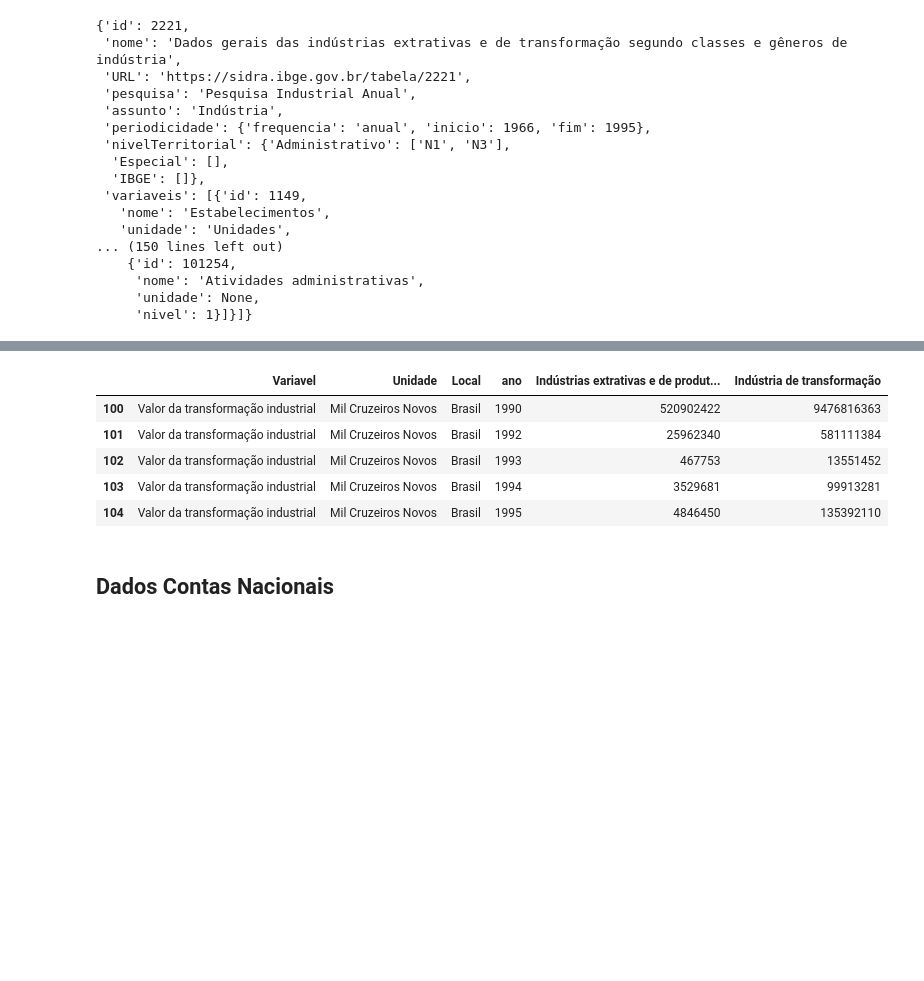
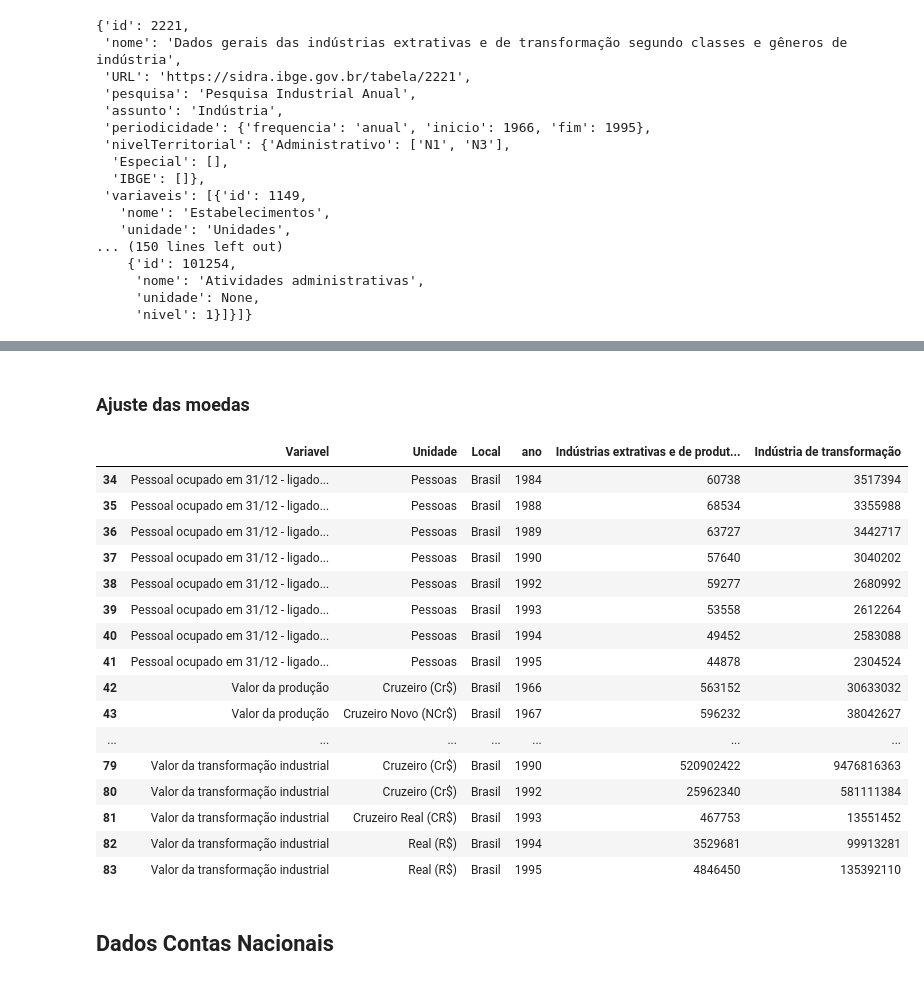
Before and after one commit to leoaucar/deindustrialization_db, a Jupyter notebook: coleta.ipynb, the cells around one changed output, grey strips where cells are left out. Saved outputs shown, nothing was run; the diff lists cells and outputs as text; code cells hidden in the pictures; blank space fills up the shorter version.

Commit message:
ajuste coletas da PIA

```diff
--- a/coleta.ipynb
+++ b/coleta.ipynb
@@ -59,19 +56,5 @@ df.to_csv('pesquisa_industrial_anual.csv')
-# %%
-import requests
-import json
-
-#request gerada pelo sidra, posso usar de padrão para adequar aos períodos
-r = requests.get('https://servicodados.ibge.gov.br/api/v3/agregados/2221/periodos/1966|1967|1968|1969|1973|1974|1976|1977|1978|1979|1981|1982|1983|1984|1988|1989|1990|1992|1993|1994|1995/variaveis/1149|1150|1151|215|811?localidades=N1[all]&classificacao=12123[101229,101230]')
-data = json.loads(r.text)
-df = ibge.limpa_resultado(data)
-df.tail()
-# %% [output]
-|  | Variavel | Unidade | Local | ano | Indústrias extrativas e de produt... | Indústria de transformação |
-| 100 | Valor da transformação industrial | Mil Cruzeiros Novos | Brasil | 1990 | 520902422 | 9476816363 |
-| 101 | Valor da transformação industrial | Mil Cruzeiros Novos | Brasil | 1992 | 25962340 | 581111384 |
-| 102 | Valor da transformação industrial | Mil Cruzeiros Novos | Brasil | 1993 | 467753 | 13551452 |
-| 103 | Valor da transformação industrial | Mil Cruzeiros Novos | Brasil | 1994 | 3529681 | 99913281 |
-| 104 | Valor da transformação industrial | Mil Cruzeiros Novos | Brasil | 1995 | 4846450 | 135392110 |
+# %% [markdown]
+### Ajuste das moedas
 # %%
 import pandas as pd
 moedas_brasil = {
@@ -94,5 +77,25 @@ def obter_moeda(ano):
     return "Moeda desconhecida"
 
 # Aplicar a conversão ao DataFrame
-df.loc[63:,'Unidade'] = df.loc[63:,'ano'].astype(int).apply(obter_moeda)
+df.loc[42:,'Unidade'] = df.loc[42:,'ano'].astype(int).apply(obter_moeda)
+# %%
+df.tail(50)
+# %% [output]
+|  | Variavel | Unidade | Local | ano | Indústrias extrativas e de produt... | Indústria de transformação |
+| 34 | Pessoal ocupado em 31/12 - ligado... | Pessoas | Brasil | 1984 | 60738 | 3517394 |
+| 35 | Pessoal ocupado em 31/12 - ligado... | Pessoas | Brasil | 1988 | 68534 | 3355988 |
+| 36 | Pessoal ocupado em 31/12 - ligado... | Pessoas | Brasil | 1989 | 63727 | 3442717 |
+| 37 | Pessoal ocupado em 31/12 - ligado... | Pessoas | Brasil | 1990 | 57640 | 3040202 |
+| 38 | Pessoal ocupado em 31/12 - ligado... | Pessoas | Brasil | 1992 | 59277 | 2680992 |
+| 39 | Pessoal ocupado em 31/12 - ligado... | Pessoas | Brasil | 1993 | 53558 | 2612264 |
+| 40 | Pessoal ocupado em 31/12 - ligado... | Pessoas | Brasil | 1994 | 49452 | 2583088 |
+| 41 | Pessoal ocupado em 31/12 - ligado... | Pessoas | Brasil | 1995 | 44878 | 2304524 |
+| 42 | Valor da produção | Cruzeiro (Cr$) | Brasil | 1966 | 563152 | 30633032 |
+| 43 | Valor da produção | Cruzeiro Novo (NCr$) | Brasil | 1967 | 596232 | 38042627 |
+| ... | ... | ... | ... | ... | ... | ... |
+| 79 | Valor da transformação industrial | Cruzeiro (Cr$) | Brasil | 1990 | 520902422 | 9476816363 |
+| 80 | Valor da transformação industrial | Cruzeiro (Cr$) | Brasil | 1992 | 25962340 | 581111384 |
+| 81 | Valor da transformação industrial | Cruzeiro Real (CR$) | Brasil | 1993 | 467753 | 13551452 |
+| 82 | Valor da transformação industrial | Real (R$) | Brasil | 1994 | 3529681 | 99913281 |
+| 83 | Valor da transformação industrial | Real (R$) | Brasil | 1995 | 4846450 | 135392110 |
 # %%
```
Also changed, not shown: parts of 5 cells of this notebook, 1 other file.
